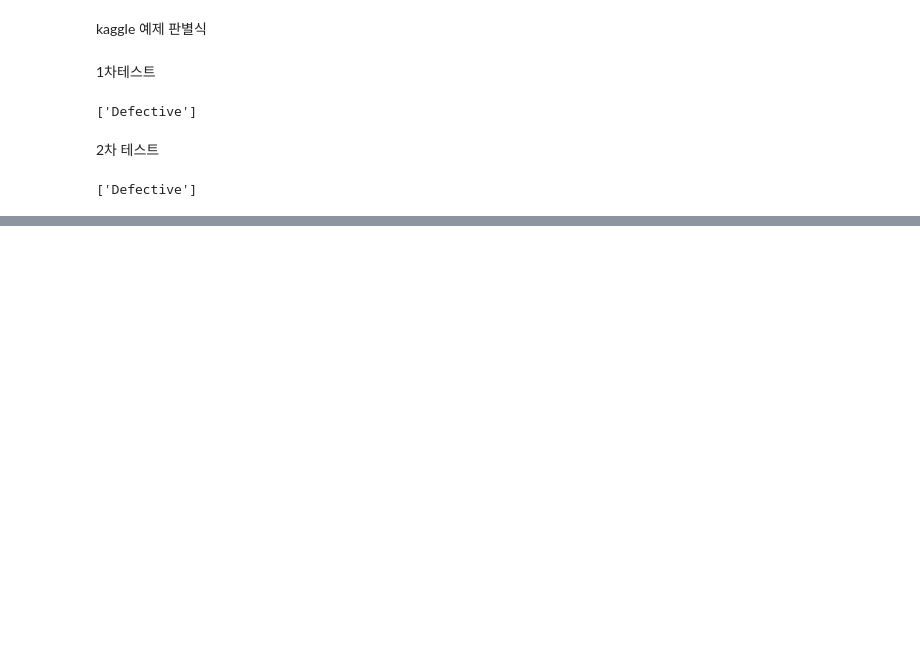
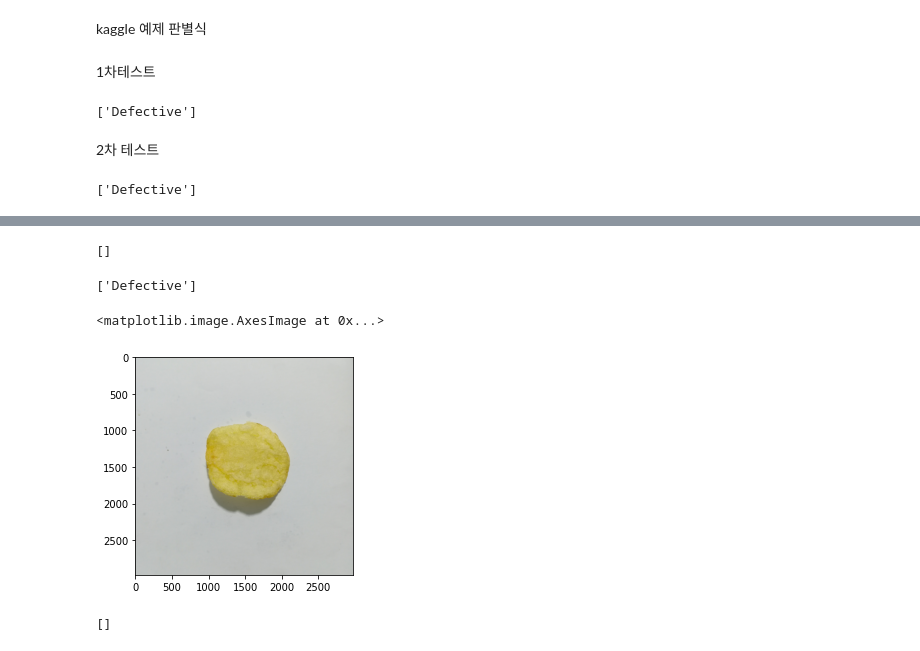
Before and after one commit to realover82/AINFT-Lab, a Jupyter notebook: 220616감자_ver2.ipynb, the cells around one changed output, grey strips where cells are left out. Saved outputs shown, nothing was run; the diff lists cells and outputs as text; code cells hidden in the pictures; blank space fills up the shorter version.

```diff
--- a/220616감자_ver2.ipynb
+++ b/220616감자_ver2.ipynb
@@ -339,0 +553,21 @@ defective_or_not("Pepsico RnD Potato Lab Dataset/Test/Defective/IMG_20210319_004
+# %%
+defective_or_not("IMG_20210318_232548.jpg")
+# %% [output]
+[]
+# %%
+defective_or_not("IMG_20210318_232548-defect.jpg")
+# %% [output]
+['Defective']
+# %%
+img = tf.io.read_file("Pepsico RnD Potato Lab Dataset/Test/Not Defective/IMG_20210318_231809.jpg")
+tensor = tf.io.decode_image(img, channels=3, dtype=tf.dtypes.float32)
+plt.imshow(tensor)
+
+# /content/drive/MyDrive/deeplearning/Pepsico RnD Potato Lab Dataset/Test/Not Defective
+# %% [output]
+<matplotlib.image.AxesImage at 0x...>
+[figure, added]
+# %%
+defective_or_not("Pepsico RnD Potato Lab Dataset/Test/Not Defective/IMG_20210318_231809.jpg")
+# %% [output]
+[]
```
Also changed, not shown: parts of 53 cells of this notebook.
